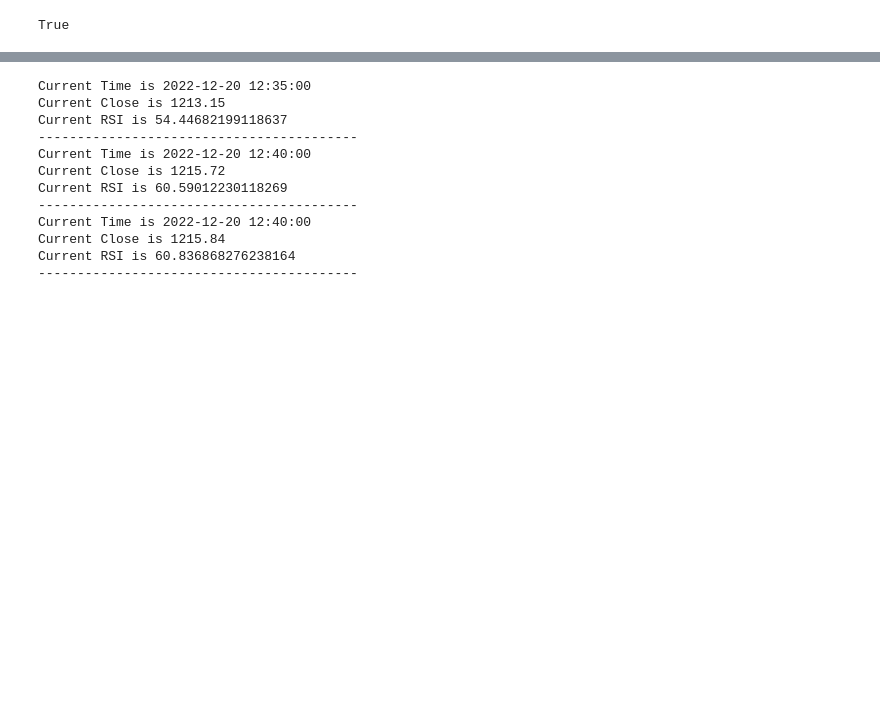
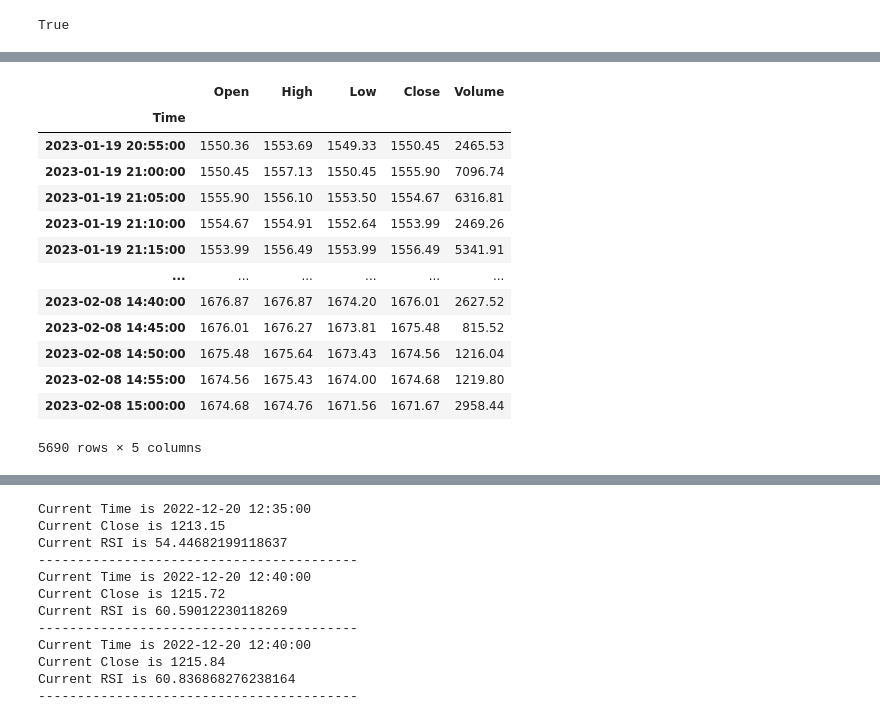
Before and after one commit to litosmunoz/Eth-bot, a Jupyter notebook: eth_bot_short.ipynb, the cells around one changed output, grey strips where cells are left out. Drawn from its saved outputs; the diff is of its cells as text; code cells hidden in the pictures; blank space fills up the shorter version.

```diff
--- a/eth_bot_short.ipynb
+++ b/eth_bot_short.ipynb
@@ -81,3 +86,20 @@ df
+# %%
+eth
+# %% [output]
+|  | Open | High | Low | Close | Volume |
+| Time |  |  |  |  |  |
+| 2023-01-19 20:55:00 | 1550.36 | 1553.69 | 1549.33 | 1550.45 | 2465.53 |
+| 2023-01-19 21:00:00 | 1550.45 | 1557.13 | 1550.45 | 1555.90 | 7096.74 |
+| 2023-01-19 21:05:00 | 1555.90 | 1556.10 | 1553.50 | 1554.67 | 6316.81 |
+| 2023-01-19 21:10:00 | 1554.67 | 1554.91 | 1552.64 | 1553.99 | 2469.26 |
+| 2023-01-19 21:15:00 | 1553.99 | 1556.49 | 1553.99 | 1556.49 | 5341.91 |
+| ... | ... | ... | ... | ... | ... |
+| 2023-02-08 14:40:00 | 1676.87 | 1676.87 | 1674.20 | 1676.01 | 2627.52 |
+| 2023-02-08 14:45:00 | 1676.01 | 1676.27 | 1673.81 | 1675.48 | 815.52 |
+| 2023-02-08 14:50:00 | 1675.48 | 1675.64 | 1673.43 | 1674.56 | 1216.04 |
+| 2023-02-08 14:55:00 | 1674.56 | 1675.43 | 1674.00 | 1674.68 | 1219.80 |
+| 2023-02-08 15:00:00 | 1674.68 | 1674.76 | 1671.56 | 1671.67 | 2958.44 |
+5690 rows × 5 columns
 # %%
 #Function to apply some technical indicators from the ta library
 def apply_technicals(df):
```
Also changed, not shown: parts of 8 cells of this notebook, 3 other files.
